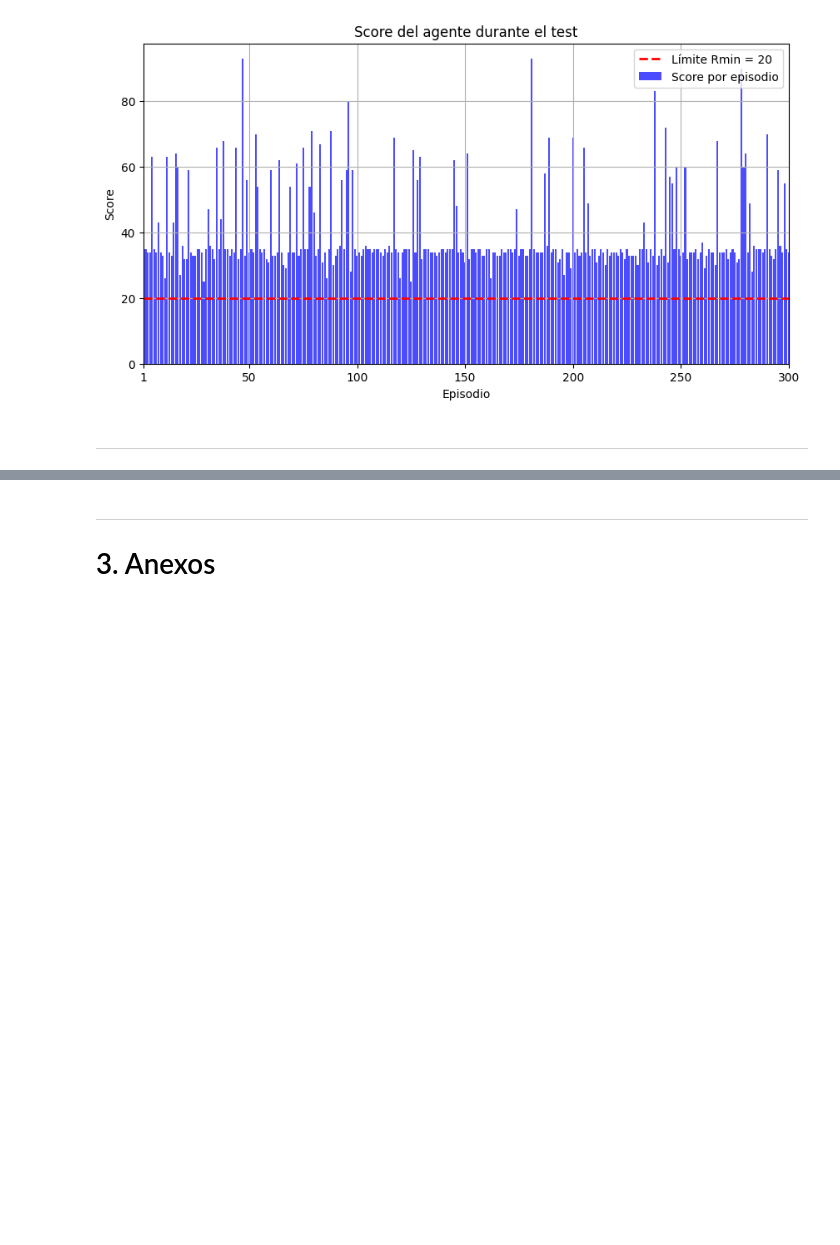
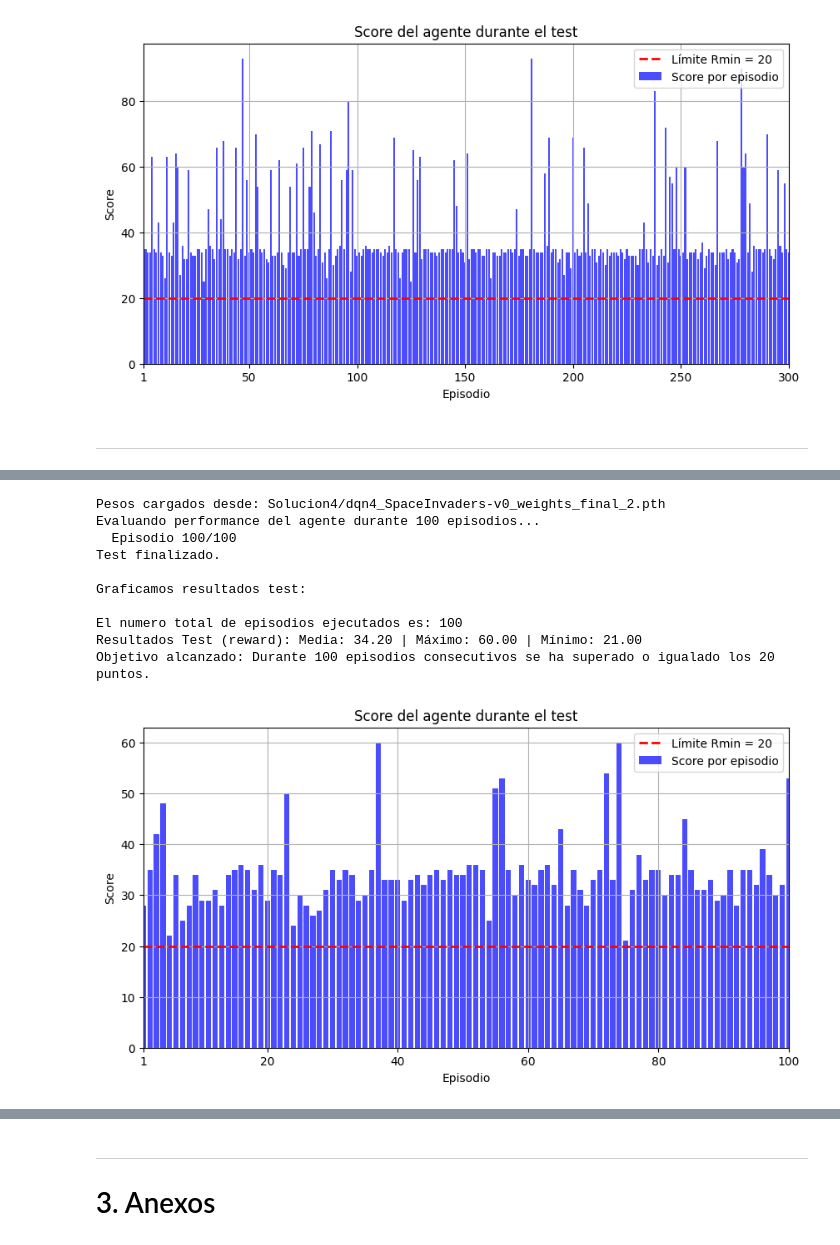
Before and after one commit to peremarc/spaceInvaders-v0, a Jupyter notebook: 08MIAR_Proyecto_Programacion_G21.ipynb, the cells around one changed output, grey strips where cells are left out. Drawn from its saved outputs; the diff is of its cells as text; code cells hidden in the pictures; blank space fills up the shorter version.

```diff
--- a/08MIAR_Proyecto_Programacion_G21.ipynb
+++ b/08MIAR_Proyecto_Programacion_G21.ipynb
@@ -1227,0 +1679,16 @@ Resultados:
+# %%
+# Test de performance del agente
+n_test= 100
+TestDQNtorch(agent, env_te, N_Solucion, n_tr, n_test, Episodios_min, Reward_min, False)
+# %% [output]
+Pesos cargados desde: Solucion4/dqn4_SpaceInvaders-v0_weights_final_2.pth
+Evaluando performance del agente durante 100 episodios...
+  Episodio 100/100
+Test finalizado.
+
+Graficamos resultados test:
+
+El numero total de episodios ejecutados es: 100
+Resultados Test (reward): Media: 34.20 | Máximo: 60.00 | Mínimo: 21.00
+Objetivo alcanzado: Durante 100 episodios consecutivos se ha superado o igualado los 20 puntos.
+[figure, added]
```
Also changed, not shown: parts of 50 cells of this notebook, 10 other files.
